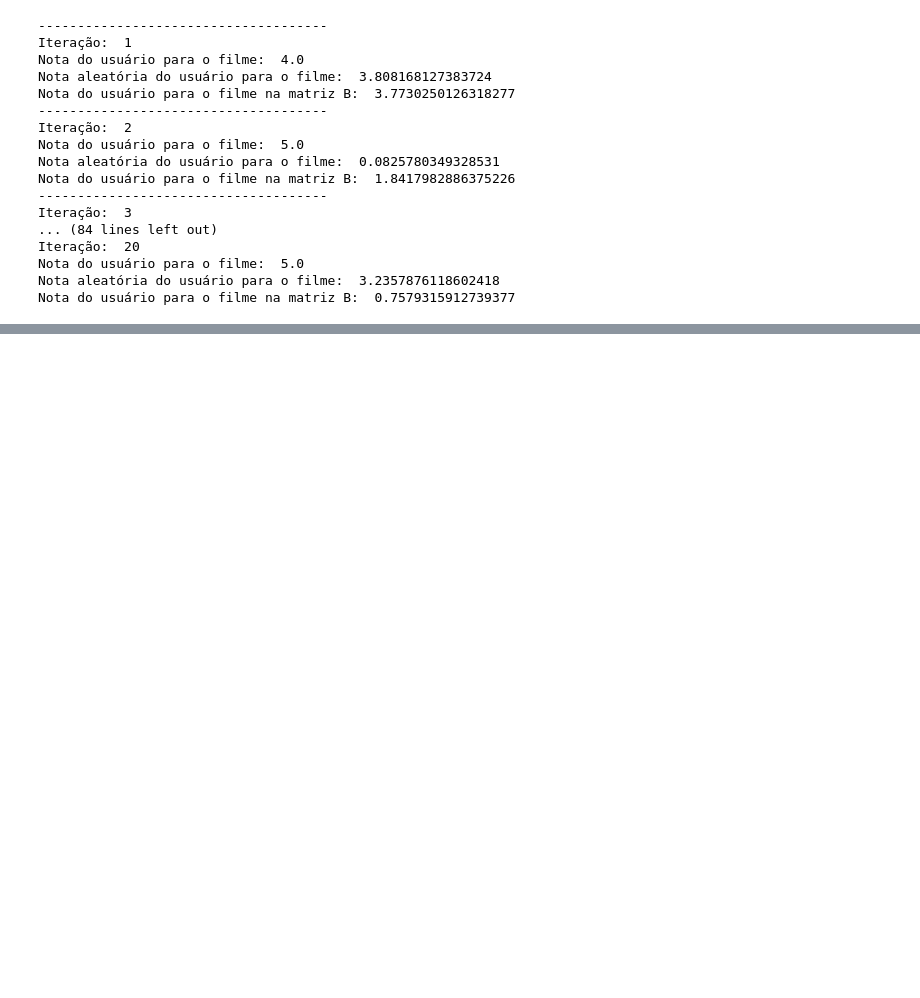
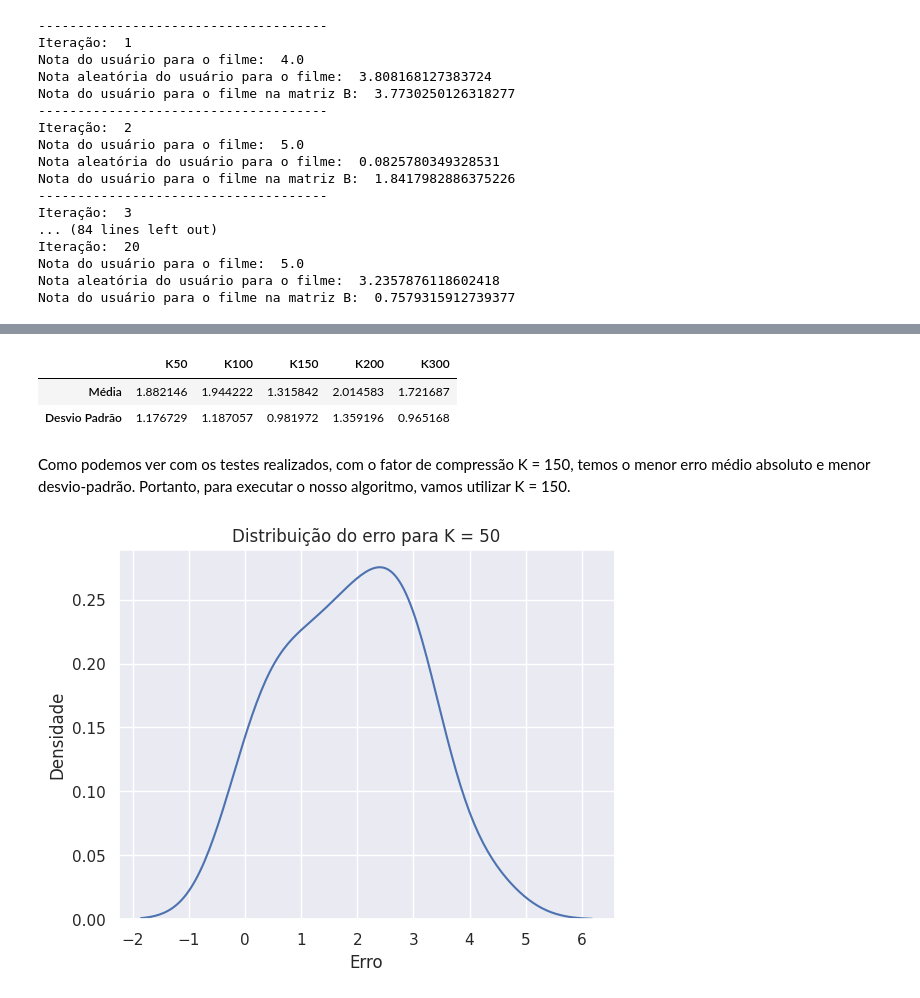
Before and after one commit to EduardoMVAz/Alpha-Netflix-Challenge, a Jupyter notebook: testes.ipynb, the cells around one changed output, grey strips where cells are left out. Saved outputs shown, nothing was run; the diff lists cells and outputs as text; code cells hidden in the pictures; blank space fills up the shorter version.

Commit message:
testes.ipynb pronto

```diff
--- a/testes.ipynb
+++ b/testes.ipynb
@@ -254,3 +256,21 @@ Iteração:  20
 Nota do usuário para o filme:  5.0
 Nota aleatória do usuário para o filme:  3.2357876118602418
 Nota do usuário para o filme na matriz B:  0.7579315912739377
+# %%
+K50 = pd.read_csv('K50.csv')
+K100 = pd.read_csv('K100.csv')
+K150 = pd.read_csv('K150.csv')
+K200 = pd.read_csv('K200.csv')
+K300 = pd.read_csv('K300.csv')
+
+K50 = K50.drop(columns=['Unnamed: 0'])
+K100 = K100.drop(columns=['Unnamed: 0'])
+K150 = K150.drop(columns=['Unnamed: 0'])
+K200 = K200.drop(columns=['Unnamed: 0'])
+K300 = K300.drop(columns=['Unnamed: 0'])
+
+K50['erro'] = abs(K50['nota'] - K50['nota_reconstruida'])
+K100['erro'] = abs(K100['nota'] - K100['nota_reconstruida'])
+K150['erro'] = abs(K150['nota'] - K150['nota_reconstruida'])
+K200['erro'] = abs(K200['nota'] - K200['nota_reconstruida'])
+K300['erro'] = abs(K300['nota'] - K300['nota_reconstruida'])
@@ -256,0 +322,7 @@ Nota do usuário para o filme na matriz B:  0.7579315912739377
+# %%
+result_table = pd.DataFrame({'K50': [K50['erro'].mean(), K50['erro'].std()], 'K100': [K100['erro'].mean(), K100['erro'].std()], 'K150': [K150['erro'].mean(), K150['erro'].std()], 'K200': [K200['erro'].mean(), K200['erro'].std()], 'K300': [K300['erro'].mean(), K300['erro'].std()]}, index=['Média', 'Desvio Padrão'])
+result_table
+# %% [output]
+|  | K50 | K100 | K150 | K200 | K300 |
+| Média | 1.882146 | 1.944222 | 1.315842 | 2.014583 | 1.721687 |
+| Desvio Padrão | 1.176729 | 1.187057 | 0.981972 | 1.359196 | 0.965168 |
@@ -256,0 +331,15 @@ Nota do usuário para o filme na matriz B:  0.7579315912739377
+# %% [markdown]
+Como podemos ver com os testes realizados, com o fator de compressão K = 150, temos o menor erro médio absoluto e menor desvio-padrão. Portanto, para executar o nosso algoritmo, vamos utilizar K = 150.
+# %%
+import seaborn as sns
+import warnings
+warnings.filterwarnings('ignore')
+sns.set()
+# %%
+sns.distplot(K50['erro'], hist=False, label='K = 50')
+plt.ylabel('Densidade')
+plt.xlabel('Erro')
+plt.title('Distribuição do erro para K = 50')
+plt.show()
+# %% [output]
+[figure, added]
```
Also changed, not shown: parts of 11 cells of this notebook, 1 other file.
